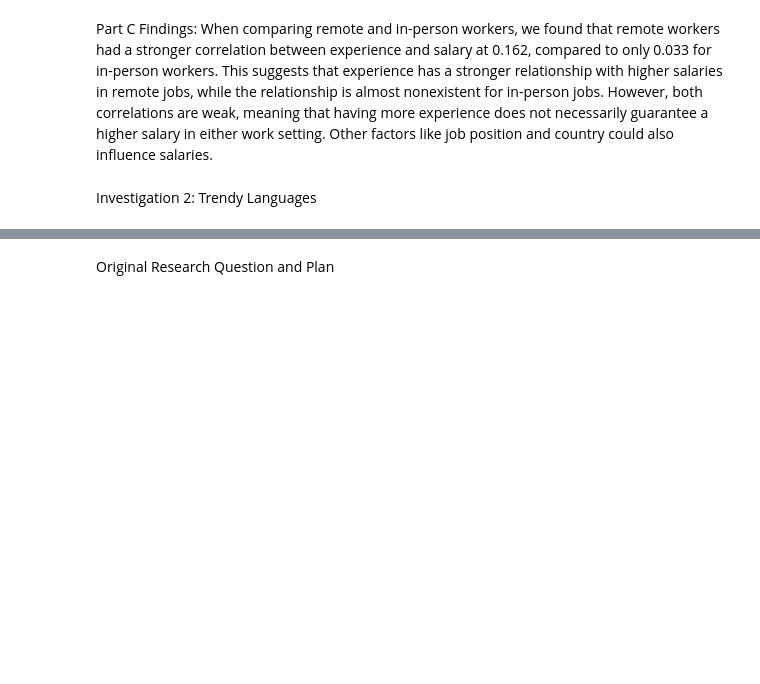
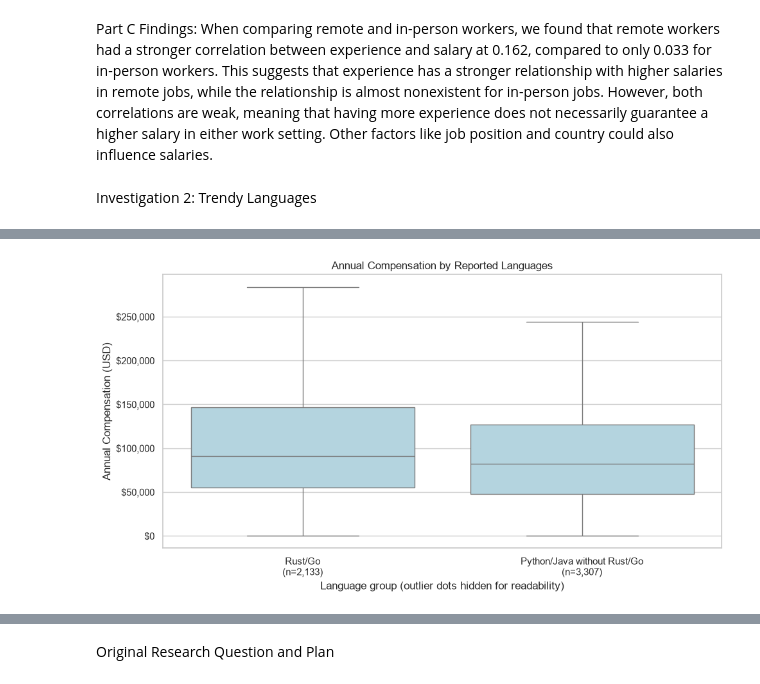
Before and after one commit to alifthealligator/cmpsc105-project, a Jupyter notebook: analysis.ipynb, the cells around one changed output, grey strips where cells are left out. Drawn from its saved outputs; the diff is of its cells as text; code cells hidden in the pictures; blank space fills up the shorter version.

Commit message:
Complete Investigation 2: Trendy Languages

```diff
--- a/analysis.ipynb
+++ b/analysis.ipynb
@@ -706,0 +796,21 @@ Investigation 2: Trendy Languages
+# %%
+# Hide outlier dots only in this graph; the main test still uses all salaries.
+from matplotlib.ticker import StrMethodFormatter
+
+plt.figure(figsize=(10, 5.5))
+lang_ax = sns.boxplot(
+    data=lang_data, x="LanguageGroup", y="ConvertedCompYearly",
+    order=lang_order, color="lightblue", showfliers=False
+)
+lang_ax.set_xticks([0, 1], labels=[
+    f"Rust/Go\n(n={lang_summary.loc[lang_order[0], 'Respondents']:,.0f})",
+    f"Python/Java without Rust/Go\n(n={lang_summary.loc[lang_order[1], 'Respondents']:,.0f})"
+])
+lang_ax.yaxis.set_major_formatter(StrMethodFormatter("${x:,.0f}"))
+plt.title("Annual Compensation by Reported Languages")
+plt.xlabel("Language group (outlier dots hidden for readability)")
+plt.ylabel("Annual Compensation (USD)")
+plt.tight_layout()
+plt.show()
+# %% [output]
+[figure, added]
```
Also changed, not shown: parts of 6 cells of this notebook.
